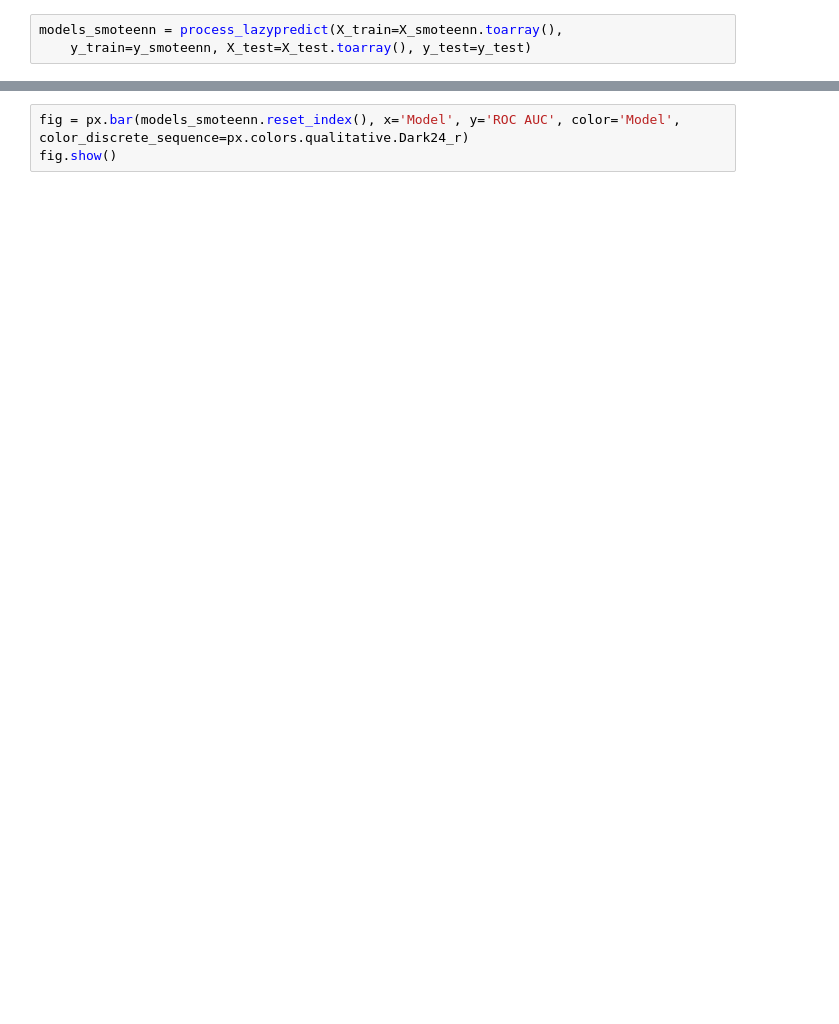
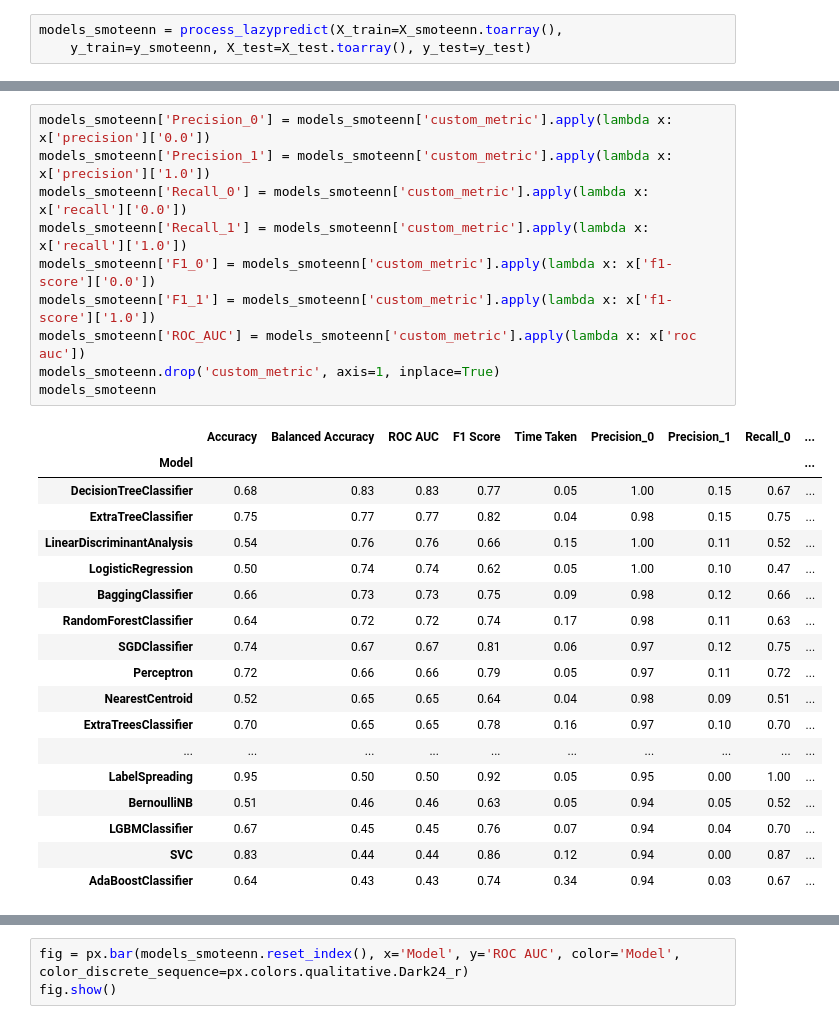
Before and after one commit to mamunm/sentiment_analysis, a Jupyter notebook: notebooks/smote_2.ipynb, the cells around one changed output, grey strips where cells are left out. Saved outputs shown, nothing was run; the diff lists cells and outputs as text; blank space fills up the shorter version.

```diff
--- a/notebooks/smote_2.ipynb
+++ b/notebooks/smote_2.ipynb
@@ -97,0 +135,29 @@ models_smoteenn = process_lazypredict(X_train=X_smoteenn.toarray(),
+# %%
+models_smoteenn['Precision_0'] = models_smoteenn['custom_metric'].apply(lambda x: x['precision']['0.0'])
+models_smoteenn['Precision_1'] = models_smoteenn['custom_metric'].apply(lambda x: x['precision']['1.0'])
+models_smoteenn['Recall_0'] = models_smoteenn['custom_metric'].apply(lambda x: x['recall']['0.0'])
+models_smoteenn['Recall_1'] = models_smoteenn['custom_metric'].apply(lambda x: x['recall']['1.0'])
+models_smoteenn['F1_0'] = models_smoteenn['custom_metric'].apply(lambda x: x['f1-score']['0.0'])
+models_smoteenn['F1_1'] = models_smoteenn['custom_metric'].apply(lambda x: x['f1-score']['1.0'])
+models_smoteenn['ROC_AUC'] = models_smoteenn['custom_metric'].apply(lambda x: x['roc auc'])
+models_smoteenn.drop('custom_metric', axis=1, inplace=True)
+models_smoteenn
+# %% [output]
+|  | Accuracy | Balanced Accuracy | ROC AUC | F1 Score | Time Taken | Precision_0 | Precision_1 | Recall_0 | ... |
+| Model |  |  |  |  |  |  |  |  | ... |
+| DecisionTreeClassifier | 0.68 | 0.83 | 0.83 | 0.77 | 0.05 | 1.00 | 0.15 | 0.67 | ... |
+| ExtraTreeClassifier | 0.75 | 0.77 | 0.77 | 0.82 | 0.04 | 0.98 | 0.15 | 0.75 | ... |
+| LinearDiscriminantAnalysis | 0.54 | 0.76 | 0.76 | 0.66 | 0.15 | 1.00 | 0.11 | 0.52 | ... |
+| LogisticRegression | 0.50 | 0.74 | 0.74 | 0.62 | 0.05 | 1.00 | 0.10 | 0.47 | ... |
+| BaggingClassifier | 0.66 | 0.73 | 0.73 | 0.75 | 0.09 | 0.98 | 0.12 | 0.66 | ... |
+| RandomForestClassifier | 0.64 | 0.72 | 0.72 | 0.74 | 0.17 | 0.98 | 0.11 | 0.63 | ... |
+| SGDClassifier | 0.74 | 0.67 | 0.67 | 0.81 | 0.06 | 0.97 | 0.12 | 0.75 | ... |
+| Perceptron | 0.72 | 0.66 | 0.66 | 0.79 | 0.05 | 0.97 | 0.11 | 0.72 | ... |
+| NearestCentroid | 0.52 | 0.65 | 0.65 | 0.64 | 0.04 | 0.98 | 0.09 | 0.51 | ... |
+| ExtraTreesClassifier | 0.70 | 0.65 | 0.65 | 0.78 | 0.16 | 0.97 | 0.10 | 0.70 | ... |
+| ... | ... | ... | ... | ... | ... | ... | ... | ... | ... |
+| LabelSpreading | 0.95 | 0.50 | 0.50 | 0.92 | 0.05 | 0.95 | 0.00 | 1.00 | ... |
+| BernoulliNB | 0.51 | 0.46 | 0.46 | 0.63 | 0.05 | 0.94 | 0.05 | 0.52 | ... |
+| LGBMClassifier | 0.67 | 0.45 | 0.45 | 0.76 | 0.07 | 0.94 | 0.04 | 0.70 | ... |
+| SVC | 0.83 | 0.44 | 0.44 | 0.86 | 0.12 | 0.94 | 0.00 | 0.87 | ... |
+| AdaBoostClassifier | 0.64 | 0.43 | 0.43 | 0.74 | 0.34 | 0.94 | 0.03 | 0.67 | ... |
```
Also changed, not shown: parts of 19 cells of this notebook, 16 other files.
